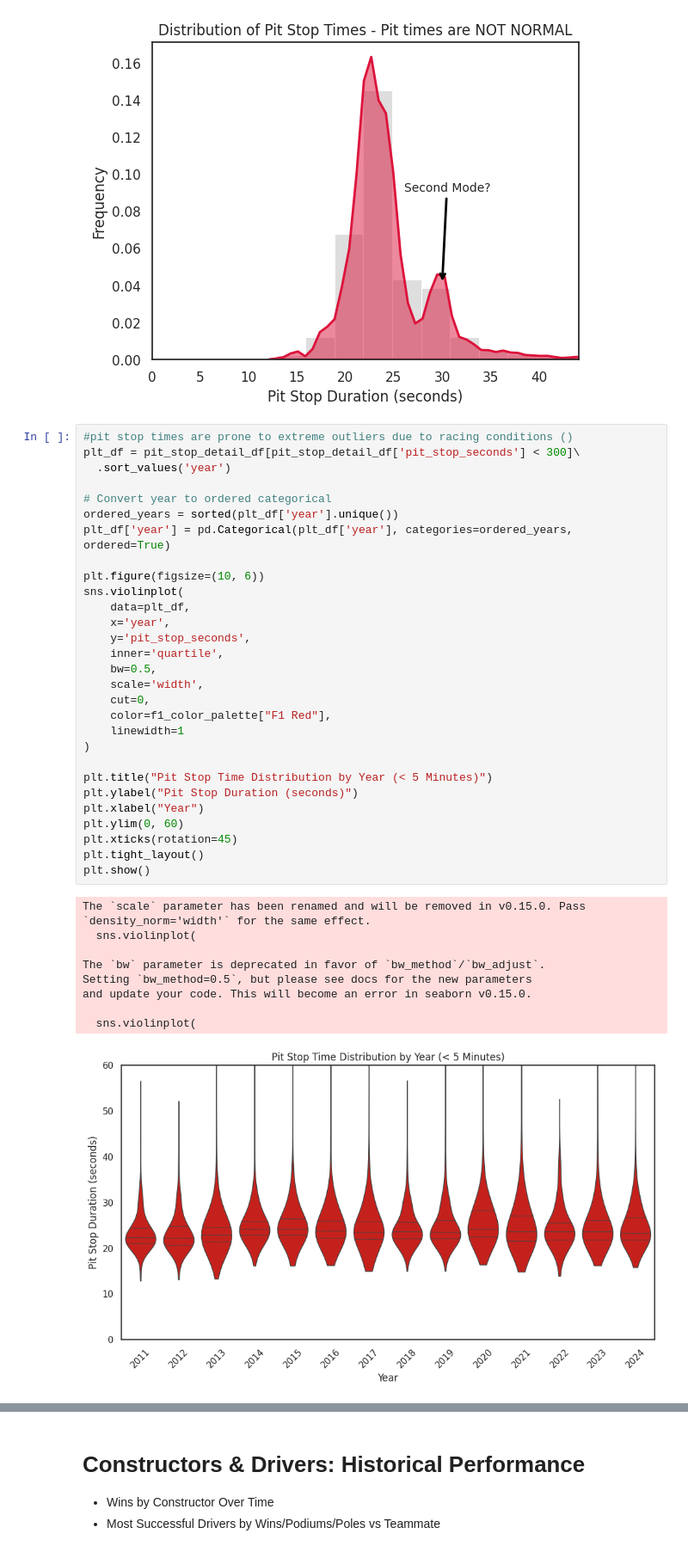
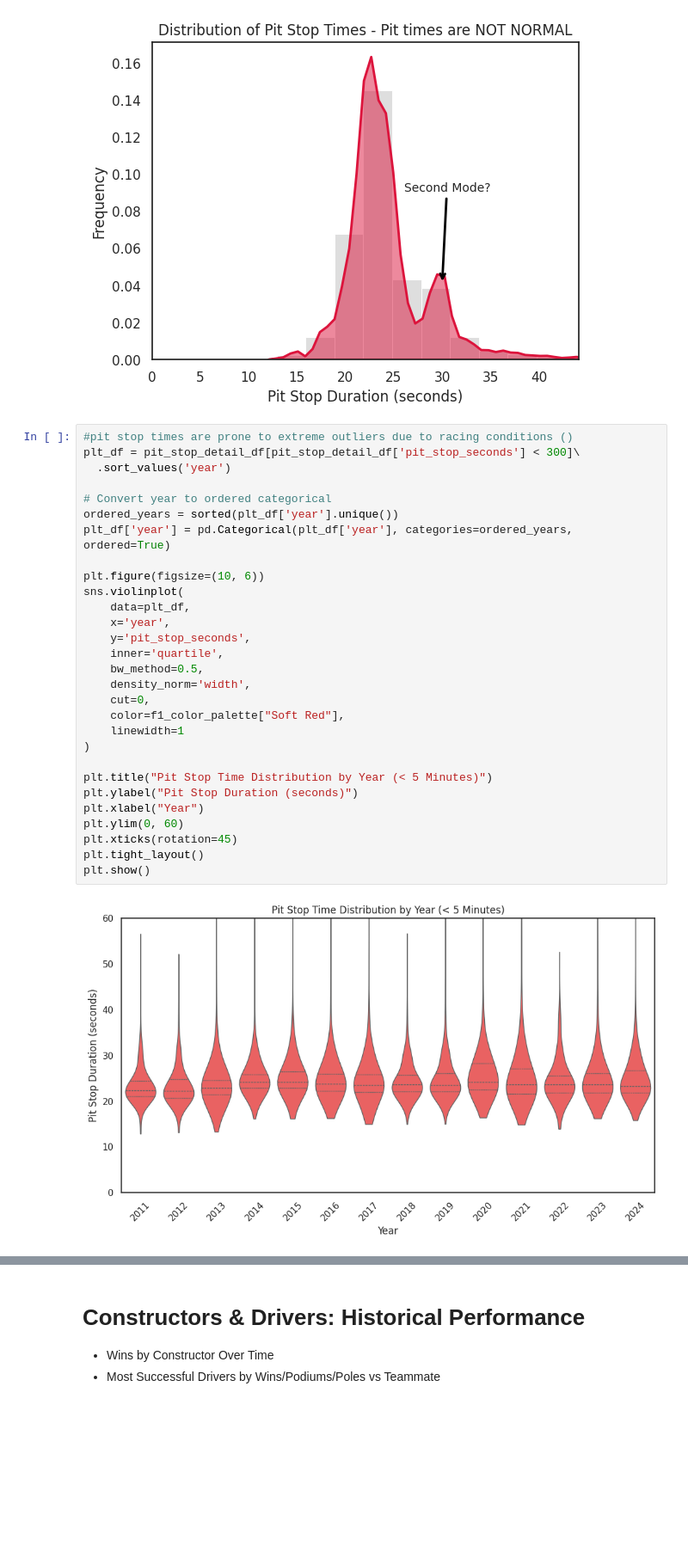
Before and after one commit to davidgoins236/data_viz_final_project, a Jupyter notebook: data_viz_final_project.ipynb, the cells around one changed output, grey strips where cells are left out. Shown at 86% size. Cells and saved outputs as stored; diff of their text form; blank space fills up the shorter version.

```diff
--- a/data_viz_final_project.ipynb
+++ b/data_viz_final_project.ipynb
@@ -553,42 +563,34 @@ plt.show()
 # %%
 #pit stop times are prone to extreme outliers due to racing conditions ()
 plt_df = pit_stop_detail_df[pit_stop_detail_df['pit_stop_seconds'] < 300]\
   .sort_values('year')
 
 # Convert year to ordered categorical
 ordered_years = sorted(plt_df['year'].unique())
 plt_df['year'] = pd.Categorical(plt_df['year'], categories=ordered_years, ordered=True)
 
 plt.figure(figsize=(10, 6))
 sns.violinplot(
     data=plt_df,
     x='year',
     y='pit_stop_seconds',
     inner='quartile',
-    bw=0.5,
-    scale='width',
+    bw_method=0.5,
+    density_norm='width',
     cut=0,
-    color=f1_color_palette["F1 Red"],
+    color=f1_color_palette["Soft Red"],
     linewidth=1
 )
 
 plt.title("Pit Stop Time Distribution by Year (< 5 Minutes)")
 plt.ylabel("Pit Stop Duration (seconds)")
 plt.xlabel("Year")
 plt.ylim(0, 60)
 plt.xticks(rotation=45)
 plt.tight_layout()
 plt.show()
 # %% [output]
-The `scale` parameter has been renamed and will be removed in v0.15.0. Pass `density_norm='width'` for the same effect.
-  sns.violinplot(
-
-The `bw` parameter is deprecated in favor of `bw_method`/`bw_adjust`.
-Setting `bw_method=0.5`, but please see docs for the new parameters
-and update your code. This will become an error in seaborn v0.15.0.
-
-  sns.violinplot(
-[figure, old version]
+[figure, new version]
 # %%
 #pit stop times are prone to extreme outliers due to racing conditions ()
 plt_df = pit_stop_detail_df[pit_stop_detail_df['pit_stop_seconds'] < 300]\
```
Also changed, not shown: parts of 8 cells of this notebook.
